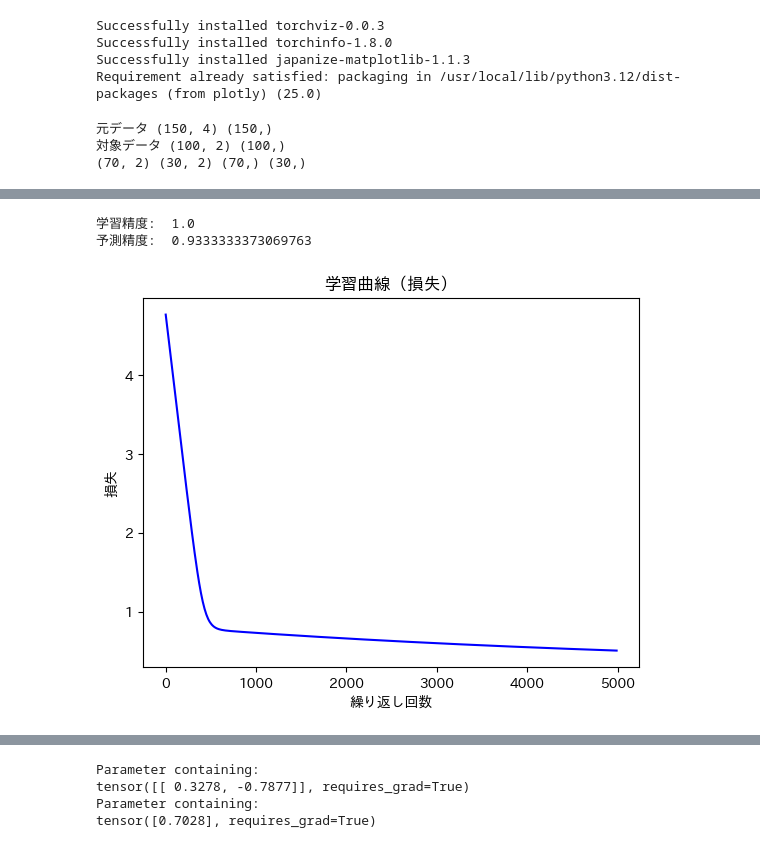
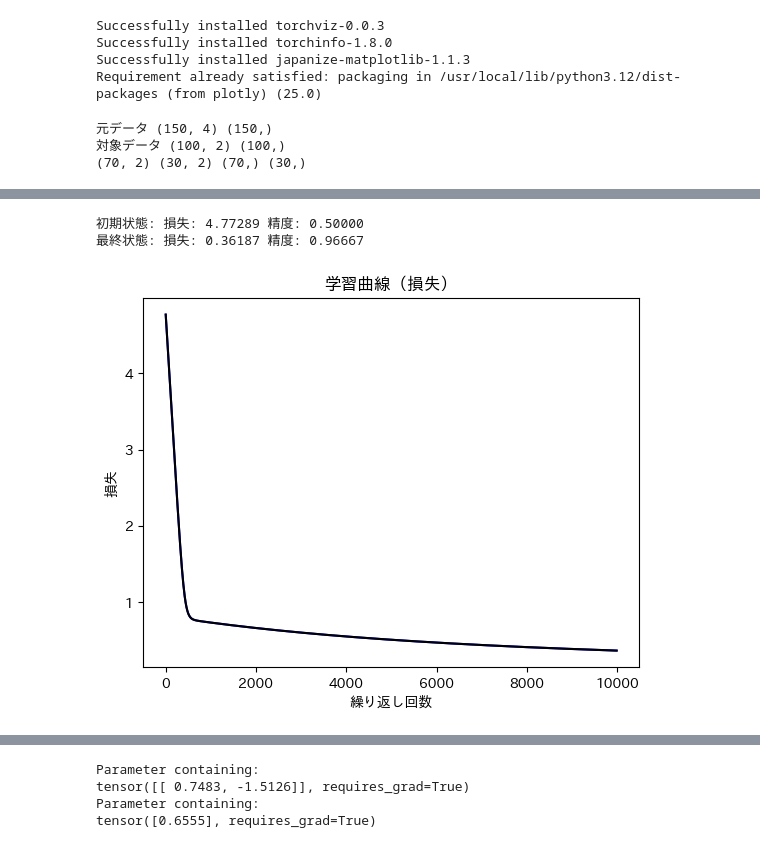
Before and after one commit to ueki5/colaboratory, a Jupyter notebook: playground-014.ipynb, the cells around one changed output, grey strips where cells are left out. Cells and saved outputs as stored; diff of their text form; code cells hidden in the pictures.

```diff
--- a/playground-014.ipynb
+++ b/playground-014.ipynb
@@ -56,7 +56,7 @@ print(x_train.shape, x_test.shape, y_train.shape, y_test.shape)
 # 関数定義
 ###################################################
 lr = 0.001  # 学習率
-num_epochs = 5000 # 繰り返し回数
+num_epochs = 10000 # 繰り返し回数
 num_history = 10 # 履歴採取タイミング
 
 # 学習データ
@@ -104,13 +104,16 @@ criterion = torch.nn.BCELoss()
 optimizer = torch.optim.SGD(net.parameters(), lr=lr)
 
 # 記録用配列初期化
-history = np.zeros((0, 2))
+history = np.zeros((0, 5))
 
 ###################################################
 # 強化学習
 ###################################################
 for epoch in range(num_epochs):
 
+  ###################################################
+  # 学習フェーズ
+  ###################################################
   # 予測計算
   outputs = net(inputs)
 
@@ -136,50 +139,43 @@ for epoch in range(num_epochs):
   # 精度計算
   train_acc = (predicted == labels).sum() / len(y_train)
 
+  ###############################################
+  # 予測フェーズ
+  ###############################################
+  outputs_test = net(inputs_test)
+
+  # 損失計算
+  loss_test = criterion(outputs_test, labels_test)
+
+  # 損失の保存（スカラー値の取得）
+  train_loss_test = loss.item()
+
+  # 予測データ（0 or 1）計算
+  predicted_test = torch.where(outputs_test < 0.5, 0, 1)
+
+  # 精度計算
+  train_acc_test = (predicted_test == labels_test).sum() / len(y_test)
+
   # 学習曲線データの登録
   if epoch % num_history == 0:
-    item = np.array([epoch, loss.item()])
+    item = np.array([epoch, train_loss, train_acc, train_loss_test, train_acc_test])
     history = np.vstack((history, item))
 
-###############################################
-# 予測計算
-###############################################
-outputs_test = net(inputs_test)
-
-# 損失計算
-loss_test = criterion(outputs_test, labels_test)
-
-# 損失の保存（スカラー値の取得）
-train_loss_test = loss.item()
-
-# 予測データ（0 or 1）計算
-predicted_test = torch.where(outputs_test < 0.5, 0, 1)
-
-# 精度計算
-train_acc_test = (predicted_test == labels_test).sum() / len(y_test)
 
 ###############################################
 # 結果表示
 ###############################################
-# 学習精度を表示
-print('学習精度: ', train_acc.item())
-# 予測精度を表示
-print('予測精度: ', train_acc_test.item())
+# 損失と精度の確認
+print(f'初期状態: 損失: {history[0, 3]:.5f} 精度: {history[0, 4]:.5f}')
+print(f'最終状態: 損失: {history[-1, 3]:.5f} 精度: {history[-1, 4]:.5f}')
 
 # 学習曲線グラフ
-plt.plot(history[:,0], history[:,1], 'b')
+plt.plot(history[:,0], history[:,1], 'b', label='訓練')
+plt.plot(history[:,0], history[:,3], 'k', label='検証')
 plt.xlabel('繰り返し回数')
 plt.ylabel('損失')
 plt.title('学習曲線（損失）')
 plt.show()
-
-# # 散布図の表示（教師データ）
-# plt.scatter(x_e0[:,0], x_e0[:,1], marker='x', c='b', label='0(setosa)')
-# plt.scatter(x_e1[:,0], x_e1[:,1], marker='o', c='k', label='1(versicolor)')
-# plt.xlabel('sepal_length')
-# plt.ylabel('sepal_width')
-# plt.legend()
-# plt.show()
 
 # 散布図の表示（訓練データ）
 x_t0 = x_train[y_train == 0]
@@ -206,38 +202,38 @@ data4 = go.Scatter3d(x=x_e1[:,0], y=x_e1[:,1], z=zero,
                     name='1(versicolor)(予)')
 # 予測平面の表示
 x = np.outer(np.linspace(4.0, 7.0, 30), np.ones(30))
 y = np.outer(np.linspace(2.0, 4.5, 30), np.ones(30)).T
 w1 = net.l1.weight.data[0][0].item()
 w2 = net.l1.weight.data[0][1].item()
 b = net.l1.bias.data[0].item()
 z = w1 * x + w2 * y + b
 data5 = go.Surface(x=x, y=y, z=z, opacity=0.5)
 fig = go.Figure()
 fig.add_trace(data1)
 fig.add_trace(data2)
 fig.add_trace(data3)
 fig.add_trace(data4)
 fig.add_trace(data5)
 # X軸タイトルを指定
 fig.update_xaxes(title="sepal_length")
 fig.update_yaxes(title="sepal_width") # Y軸タイトルを指定
 fig.update_layout(title="散布図（訓練データ、予測データ）と予測平面") # グラフタイトルを設定
 fig.update_layout(showlegend=True) # 凡例を強制的に表示（デフォルトでは複数系列あると表示）
 fig.update_layout(width=1200, height=900) # 図の高さと幅を指定
 fig.show()
 
 print(net.l1.weight)
 print(net.l1.bias)
 # %% [output]
 元データ (150, 4) (150,)
 対象データ (100, 2) (100,)
 (70, 2) (30, 2) (70,) (30,)
 [drawing not drawn]
-学習精度:  1.0
-予測精度:  0.9333333373069763
+初期状態: 損失: 4.77289 精度: 0.50000
+最終状態: 損失: 0.36187 精度: 0.96667
-[figure, old version]
+[figure, new version]
 [interactive output not drawn]
 Parameter containing:
-tensor([[ 0.3278, -0.7877]], requires_grad=True)
+tensor([[ 0.7483, -1.5126]], requires_grad=True)
 Parameter containing:
-tensor([0.7028], requires_grad=True)
+tensor([0.6555], requires_grad=True)
```
